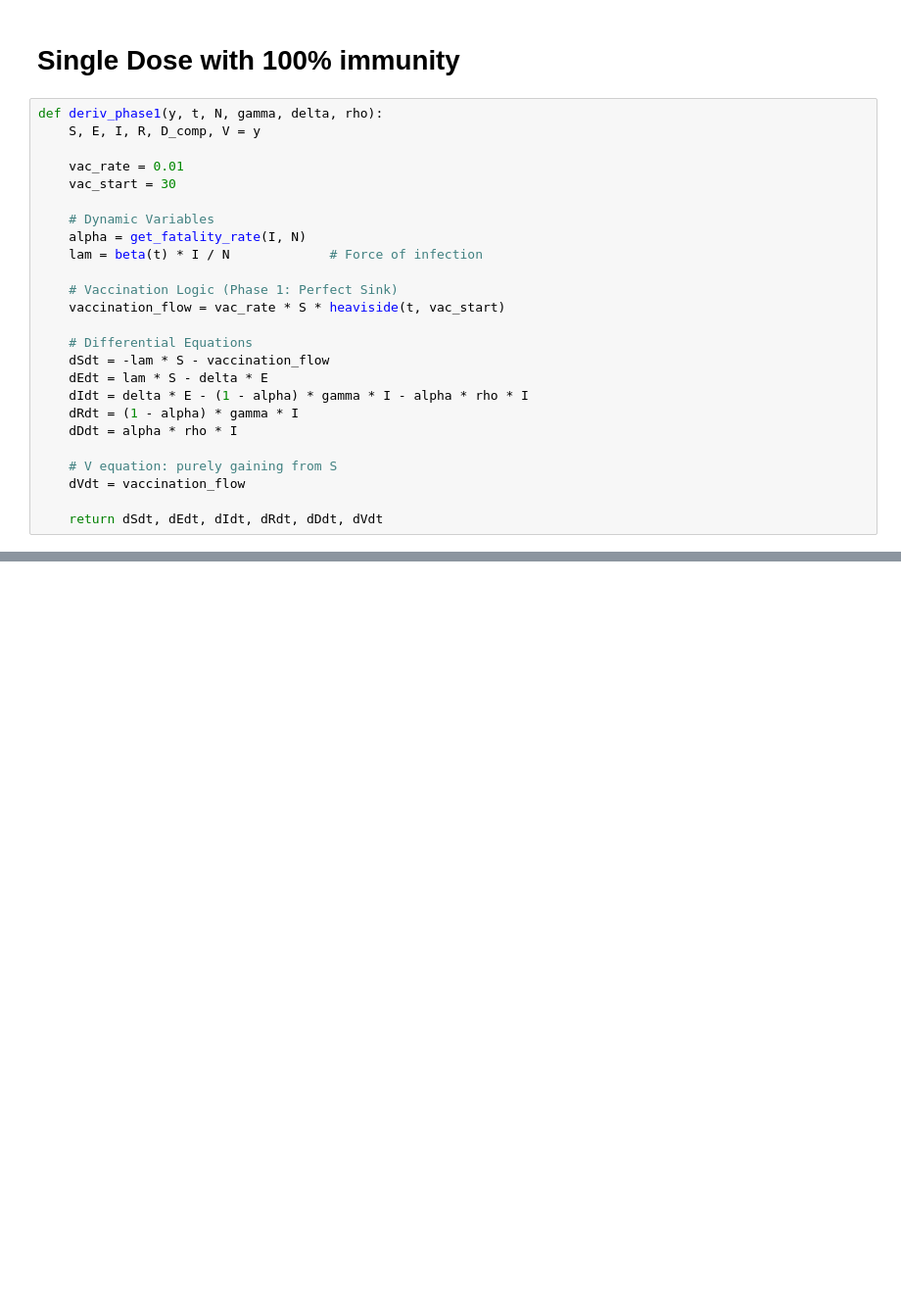
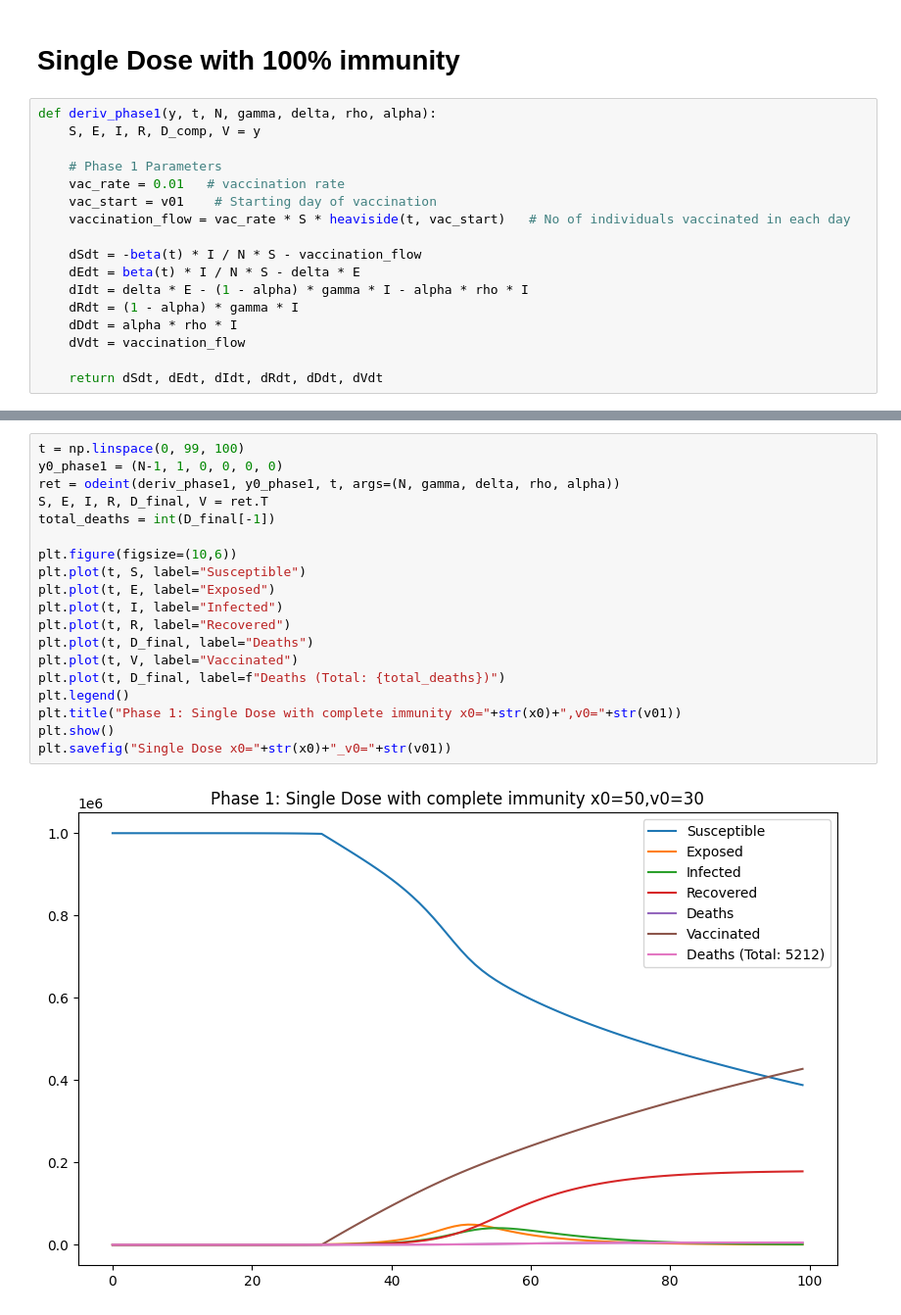
Before and after one commit to 21Blix/Infectious-Disease-Modelling, a Jupyter notebook: Vaccination/Vaccination.ipynb, the cells around one changed output, grey strips where cells are left out. Shown at 98% size. Drawn from its saved outputs; the diff is of its cells as text; blank space fills up the shorter version.

```diff
--- a/Vaccination/Vaccination.ipynb
+++ b/Vaccination/Vaccination.ipynb
@@ -24,27 +59,19 @@ def heaviside(t, start_day):
 # %% [markdown]
 # Single Dose with 100% immunity
 # %%
-def deriv_phase1(y, t, N, gamma, delta, rho):
+def deriv_phase1(y, t, N, gamma, delta, rho, alpha):
     S, E, I, R, D_comp, V = y
 
-    vac_rate = 0.01
-    vac_start = 30
+    # Phase 1 Parameters
+    vac_rate = 0.01   # vaccination rate
+    vac_start = v01    # Starting day of vaccination
+    vaccination_flow = vac_rate * S * heaviside(t, vac_start)   # No of individuals vaccinated in each day
 
-    # Dynamic Variables
-    alpha = get_fatality_rate(I, N)
-    lam = beta(t) * I / N             # Force of infection
-
-    # Vaccination Logic (Phase 1: Perfect Sink)
-    vaccination_flow = vac_rate * S * heaviside(t, vac_start)
-
-    # Differential Equations
-    dSdt = -lam * S - vaccination_flow
-    dEdt = lam * S - delta * E
+    dSdt = -beta(t) * I / N * S - vaccination_flow
+    dEdt = beta(t) * I / N * S - delta * E
     dIdt = delta * E - (1 - alpha) * gamma * I - alpha * rho * I
     dRdt = (1 - alpha) * gamma * I
     dDdt = alpha * rho * I
-
-    # V equation: purely gaining from S
     dVdt = vaccination_flow
 
     return dSdt, dEdt, dIdt, dRdt, dDdt, dVdt
@@ -50,0 +80,21 @@ def deriv_phase1(y, t, N, gamma, delta, rho):
+# %%
+t = np.linspace(0, 99, 100)
+y0_phase1 = (N-1, 1, 0, 0, 0, 0)
+ret = odeint(deriv_phase1, y0_phase1, t, args=(N, gamma, delta, rho, alpha))
+S, E, I, R, D_final, V = ret.T
+total_deaths = int(D_final[-1])
+
+plt.figure(figsize=(10,6))
+plt.plot(t, S, label="Susceptible")
+plt.plot(t, E, label="Exposed")
+plt.plot(t, I, label="Infected")
+plt.plot(t, R, label="Recovered")
+plt.plot(t, D_final, label="Deaths")
+plt.plot(t, V, label="Vaccinated")
+plt.plot(t, D_final, label=f"Deaths (Total: {total_deaths})")
+plt.legend()
+plt.title("Phase 1: Single Dose with complete immunity x0="+str(x0)+",v0="+str(v01))
+plt.show()
+plt.savefig("Single Dose x0="+str(x0)+"_v0="+str(v01))
+# %% [output]
+[figure, added]
```
Also changed, not shown: parts of 7 cells of this notebook.
